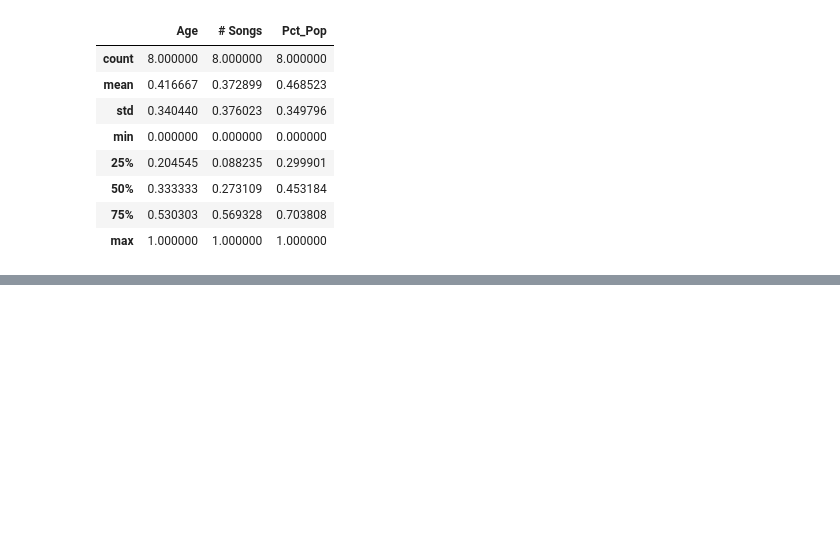
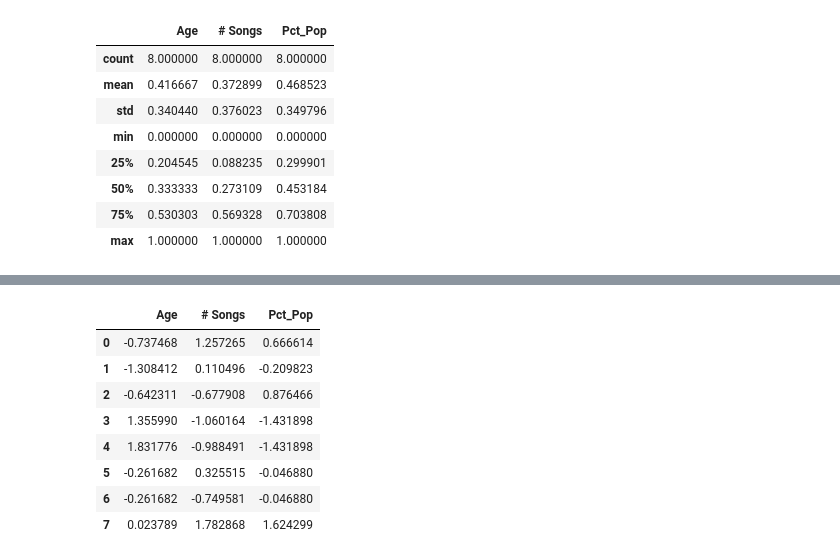
Before and after one commit to eek-dataguy/Unsupervised-ML, a Jupyter notebook: Practices/data_prep.ipynb, the cells around one changed output, grey strips where cells are left out. Drawn from its saved outputs; the diff is of its cells as text; code cells hidden in the pictures; blank space fills up the shorter version.

Commit message:
standardization

```diff
--- a/Practices/data_prep.ipynb
+++ b/Practices/data_prep.ipynb
@@ -820,0 +823,6 @@ pd.DataFrame(normalize, columns = model_subset.columns).describe()
+# %%
+from sklearn.preprocessing import StandardScaler
+
+std_scaler = StandardScaler()
+# %%
+std_scaler.fit(model_subset)
@@ -820,0 +850,2 @@ pd.DataFrame(normalize, columns = model_subset.columns).describe()
+# %%
+std_scaler.fit_transform(model_subset)
@@ -820,0 +861,16 @@ pd.DataFrame(normalize, columns = model_subset.columns).describe()
+# %%
+from sklearn.preprocessing import StandardScaler
+
+std_scaler = StandardScaler()
+standardize = std_scaler.fit_transform(model_subset)
+pd.DataFrame(standardize, columns=model_subset.columns)
+# %% [output]
+|  | Age | # Songs | Pct_Pop |
+| 0 | -0.737468 | 1.257265 | 0.666614 |
+| 1 | -1.308412 | 0.110496 | -0.209823 |
+| 2 | -0.642311 | -0.677908 | 0.876466 |
+| 3 | 1.355990 | -1.060164 | -1.431898 |
+| 4 | 1.831776 | -0.988491 | -1.431898 |
+| 5 | -0.261682 | 0.325515 | -0.046880 |
+| 6 | -0.261682 | -0.749581 | -0.046880 |
+| 7 | 0.023789 | 1.782868 | 1.624299 |
```
Also changed, not shown: parts of 7 cells of this notebook.
